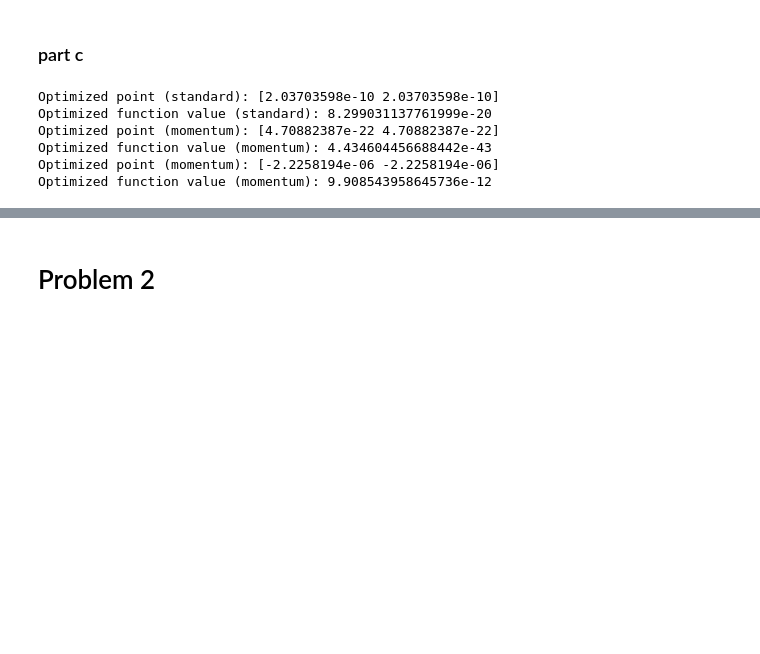
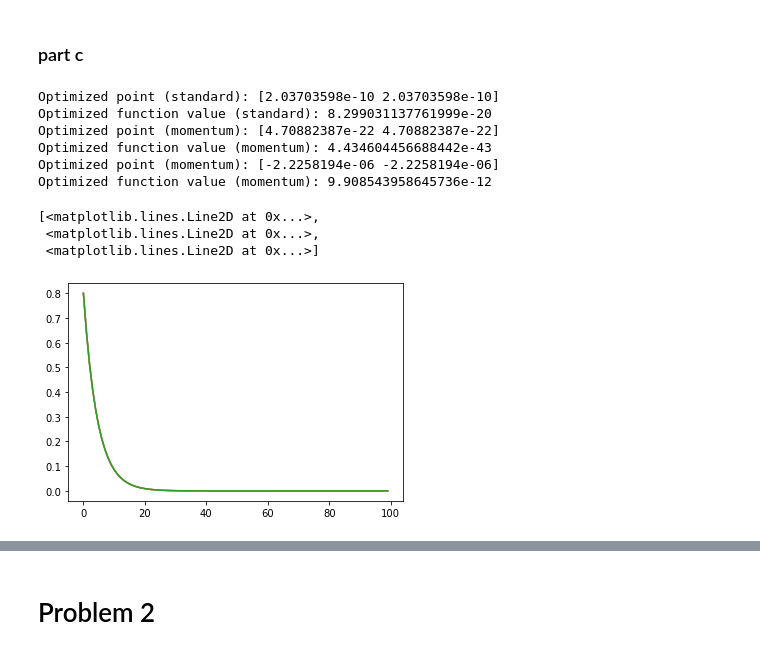
Before and after one commit to y0shK/COMP347HW1, a Jupyter notebook: ML_Assignment_1.ipynb, the cells around one changed output, grey strips where cells are left out. Cells and saved outputs as stored; diff of their text form; code cells hidden in the pictures; blank space fills up the shorter version.

Commit message:
push 2 graphs with 3 methods each
x^2 + y^2 and other function; currently overlaps error estimation

```diff
--- a/ML_Assignment_1.ipynb
+++ b/ML_Assignment_1.ipynb
@@ -100,14 +100,31 @@ def gradient_momentum_f1(fx, learning_momentum, v):
 def gradient_descent(initial_x, learning_rate, num_iterations):
     x = initial_x
 
+    y_actual = np.array([0]*num_iterations)
+    y_pred = []
+    steps = []
+
     for i in range(num_iterations):
         gradient = gradient_f1(x)
         x = x - learning_rate * gradient
-    return x
+        # pdb.set_trace()
+
+        y_pred.append(x[0])
+        steps.append(i)
+
+    steps = np.array(steps)
+    error = np.array([y_pred[i] - y_actual[i] for i in range(len(y_pred))])
+    y_pred = np.array(y_pred)
+    # plt.plot(steps, error)
+    return [x, steps, error]
 
 def gradient_descent_momentum(initial_x, learning_rate, learning_momentum, num_iterations):
     x = initial_x
     v = initial_x
+
+    y_actual = np.array([0]*num_iterations)
+    y_pred = []
+    steps = []
 
     for i in range(num_iterations):
         gradient = gradient_momentum_f1(x, learning_momentum, v)
@@ -115,46 +132,74 @@ def gradient_descent_momentum(initial_x, learning_rate, learning_momentum, num_i
         x = x - v
         # print("iteration " + str(i))
         # pdb.set_trace()
-    return x
+
+        y_pred.append(x[0])
+        steps.append(i)
+
+    steps = np.array(steps)
+    error = np.array([y_pred[i] - y_actual[i] for i in range(len(y_pred))])
+    y_pred = np.array(y_pred)
+    return [x, steps, error]
 
 def gradient_descent_varying(initial_x, learning_rate, num_iterations):
     x = initial_x
     v = initial_x
+
+    y_actual = np.array([0]*num_iterations)
+    y_pred = []
+    steps = []
 
     for i in range(num_iterations):
         learning_momentum = (i+1)/(i+2)
         gradient = gradient_momentum_f1(x, learning_momentum, v)
         v = (learning_momentum * v) + (learning_rate * gradient)
         x = x - v
         # print("iteration " + str(i))
         # pdb.set_trace()
-    return x
+
+        y_pred.append(x[0])
+        steps.append(i)
+
+    steps = np.array(steps)
+    error = np.array([y_pred[i] - y_actual[i] for i in range(len(y_pred))])
+    y_pred = np.array(y_pred)
+    return [x, steps, error]
 
 # Set the initial point and learning rate
 initial_point = np.array([1.0, 1.0])
 learning_rate = 0.1
 learning_momentum = 0.5
 num_iterations = 100
 
 # Run gradient descent
-optimized_point = gradient_descent(initial_point, learning_rate, num_iterations)
+optimized_point = gradient_descent(initial_point, learning_rate, num_iterations)[0]
+steps, error = gradient_descent(initial_point, learning_rate, num_iterations)[1:3]
+
 print("Optimized point (standard):", optimized_point)
 print("Optimized function value (standard):", f1(optimized_point))
 
-optimized_point = gradient_descent_momentum(initial_point, learning_rate, learning_momentum, num_iterations)
+optimized_point = gradient_descent_momentum(initial_point, learning_rate, learning_momentum, num_iterations)[0]
+steps_momentum, error_momentum = gradient_descent(initial_point, learning_rate, num_iterations)[1:3]
 print("Optimized point (momentum):", optimized_point)
 print("Optimized function value (momentum):", f1(optimized_point))
 
-optimized_point = gradient_descent_varying(initial_point, learning_rate, num_iterations)
+optimized_point = gradient_descent_varying(initial_point, learning_rate, num_iterations)[0]
+steps_varying, error_varying = gradient_descent(initial_point, learning_rate, num_iterations)[1:3]
 print("Optimized point (momentum):", optimized_point)
 print("Optimized function value (momentum):", f1(optimized_point))
+
+plt.plot(steps, error, steps, error_momentum, steps, error_varying)
 # %% [output]
 Optimized point (standard): [2.03703598e-10 2.03703598e-10]
 Optimized function value (standard): 8.299031137761999e-20
 Optimized point (momentum): [4.70882387e-22 4.70882387e-22]
 Optimized function value (momentum): 4.434604456688442e-43
 Optimized point (momentum): [-2.2258194e-06 -2.2258194e-06]
 Optimized function value (momentum): 9.908543958645736e-12
+[<matplotlib.lines.Line2D at 0x...>,
+ <matplotlib.lines.Line2D at 0x...>,
+ <matplotlib.lines.Line2D at 0x...>]
+[figure, added]
 # %%
 ### FUNCTION 2
 import pdb
```
Also changed, not shown: parts of 2 cells of this notebook.
